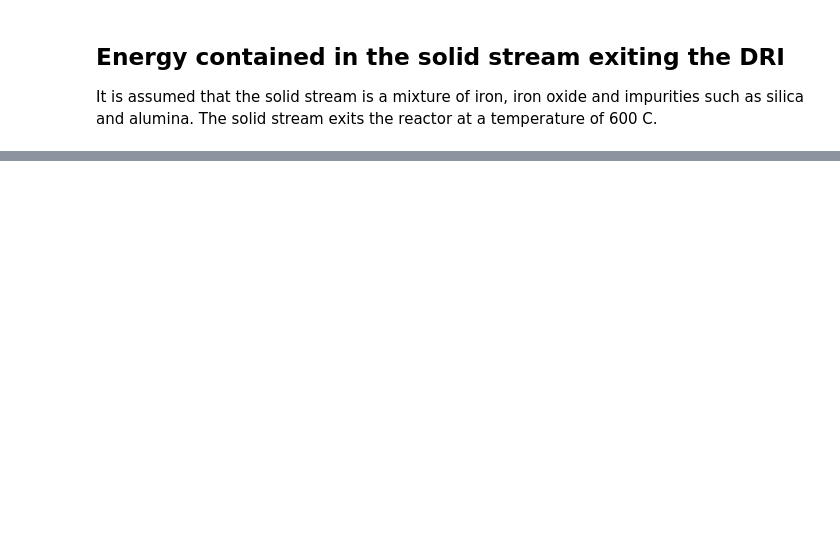
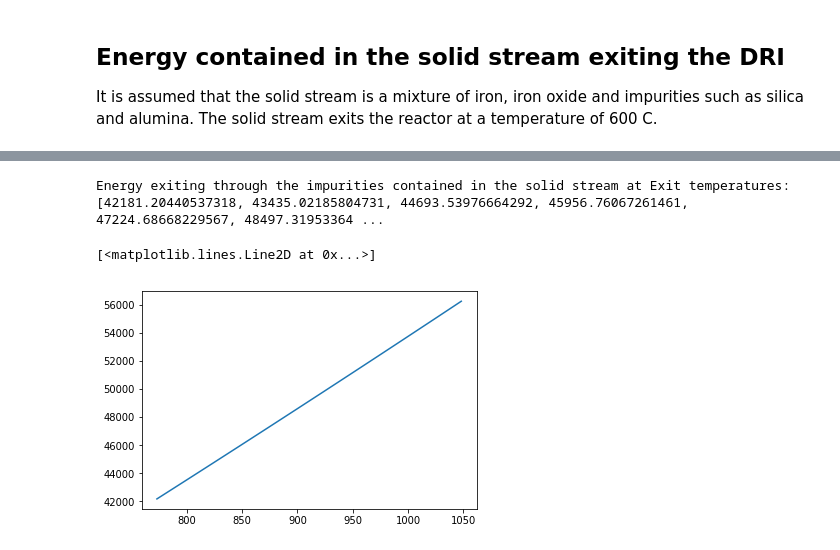
Before and after one commit to abhinavbhaskar/directreducediron, a Jupyter notebook: DRI_EAF_system_model.ipynb, the cells around one changed output, grey strips where cells are left out. Drawn from its saved outputs; the diff is of its cells as text; code cells hidden in the pictures; blank space fills up the shorter version.

```diff
--- a/DRI_EAF_system_model.ipynb
+++ b/DRI_EAF_system_model.ipynb
@@ -419,4 +487,10 @@ plt.plot(df_ex['Alpha'],df_ex['En_fe'],df_ex['Alpha'],df_ex['En_feo'])
 # %%
-for i in range(12):
-    H_imp_dri=(sio2_enthalpy(T_dri_exit)*mol_per_ton_sio2*SIO2_weight) +(Al2O3_enthalpy(T_dri_exit)*mol_per_ton_al2o3*AL2O3_weight) +En_feo + En_fe
-print("Energy exiting through the impurities contained in the solid stream at 600 C :",H_imp_dri)
+H_imp=[]
+for j in range(12):
+    H_imp.append((sio2_enthalpy(T_dri_exit[j])*mol_per_ton_sio2*SIO2_weight) +(Al2O3_enthalpy(T_dri_exit[i])*mol_per_ton_al2o3*AL2O3_weight))
+print("Energy exiting through the impurities contained in the solid stream at Exit temperatures:",H_imp)
+plt.plot(T_dri_exit,H_imp)
+# %% [output]
+Energy exiting through the impurities contained in the solid stream at Exit temperatures: [42181.20440537318, 43435.02185804731, 44693.53976664292, 45956.76067261461, 47224.68668229567, 48497.31953364 ...
+[<matplotlib.lines.Line2D at 0x...>]
+[figure, added]
```
Also changed, not shown: parts of 24 cells of this notebook.
